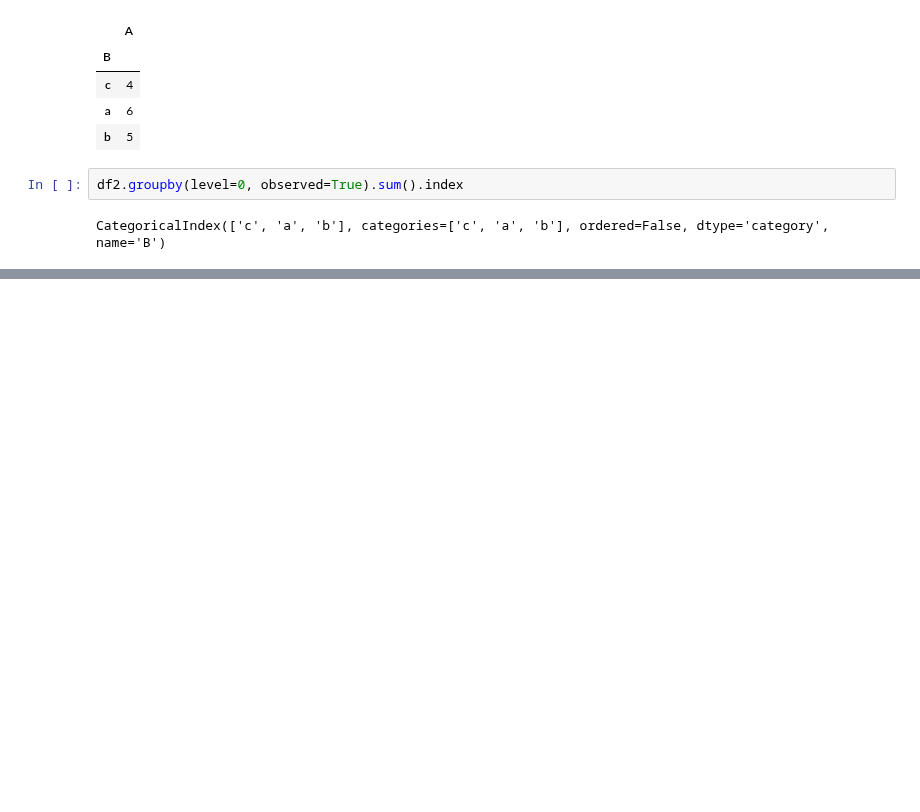
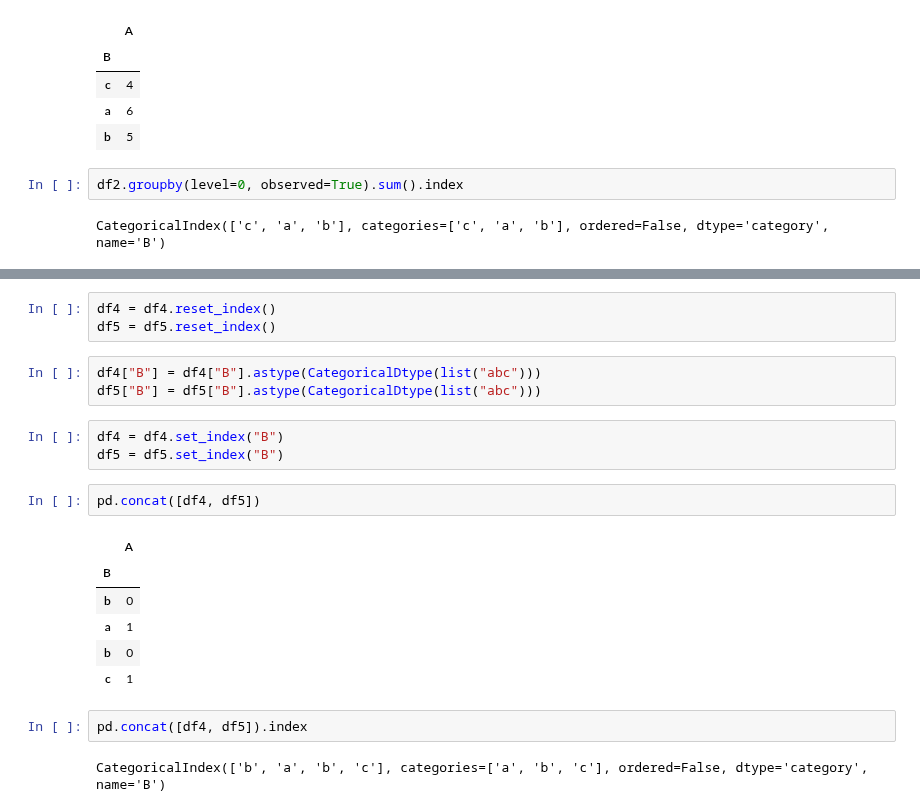
Before and after one commit to ilyak93/self-studying, a Jupyter notebook: DataEngineering/pandas/pandas_advanced_indexing.ipynb, the cells around one changed output, grey strips where cells are left out. Saved outputs shown, nothing was run; the diff lists cells and outputs as text; blank space fills up the shorter version.

```diff
--- a/DataEngineering/pandas/pandas_advanced_indexing.ipynb
+++ b/DataEngineering/pandas/pandas_advanced_indexing.ipynb
@@ -1558,0 +1606,22 @@ CategoricalIndex(['a', 'e'], categories=['a', 'b', 'e'], ordered=False, dtype='c
+# %%
+df4 = df4.reset_index()
+df5 = df5.reset_index()
+# %%
+df4["B"] = df4["B"].astype(CategoricalDtype(list("abc")))
+df5["B"] = df5["B"].astype(CategoricalDtype(list("abc")))
+# %%
+df4 = df4.set_index("B")
+df5 = df5.set_index("B")
+# %%
+pd.concat([df4, df5])
+# %% [output]
+|  | A |
+| B |  |
+| b | 0 |
+| a | 1 |
+| b | 0 |
+| c | 1 |
+# %%
+pd.concat([df4, df5]).index
+# %% [output]
+CategoricalIndex(['b', 'a', 'b', 'c'], categories=['a', 'b', 'c'], ordered=False, dtype='category', name='B')
```
Also changed, not shown: parts of 18 cells of this notebook.
